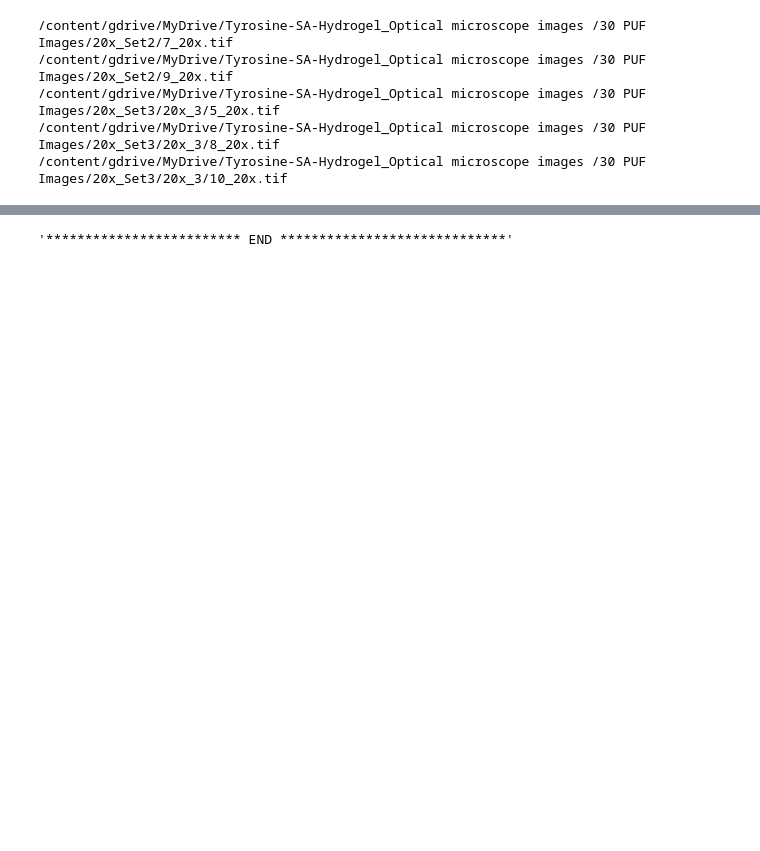
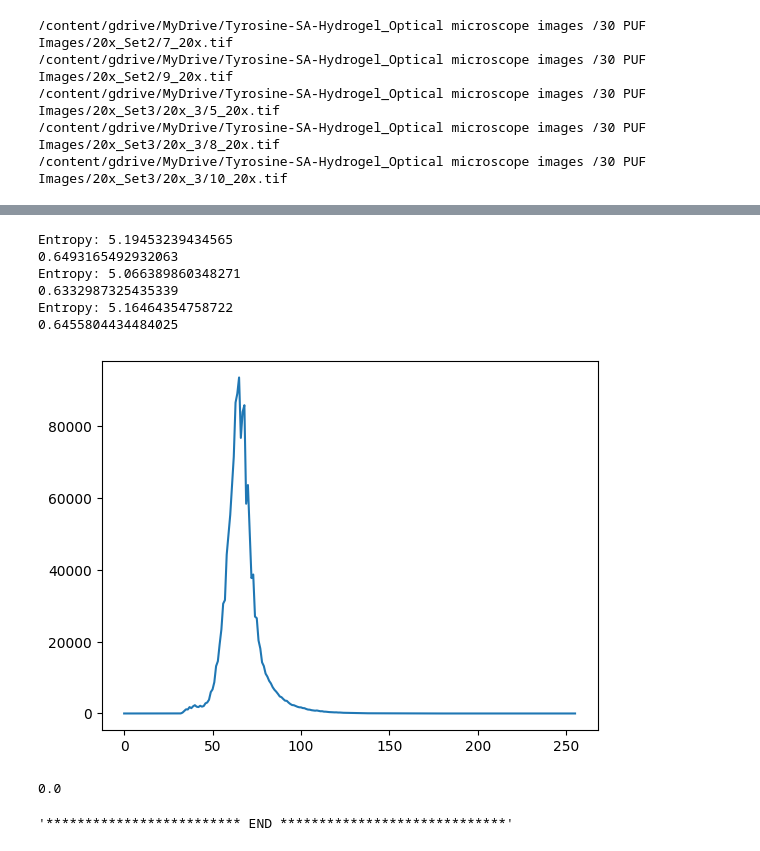
Before and after one commit to shreya1110-dev/EdibleDigest, a Jupyter notebook: Edible Digest.ipynb, the cells around one changed output, grey strips where cells are left out. Saved outputs shown, nothing was run; the diff lists cells and outputs as text; code cells hidden in the pictures; blank space fills up the shorter version.

```diff
--- a/Edible Digest.ipynb
+++ b/Edible Digest.ipynb
@@ -889,3 +957,65 @@ for i in range(len(failed1)):
+# %%
+from PIL import Image
+import math
+
+for img in IMAGES:
+  # Open the TIFF image
+  img = Image.open(img)
+
+  # Convert the image to grayscale
+  img = img.convert('L')
+  # Calculate the histogram of the image
+  hist = img.histogram()
+
+  # Calculate the probability of each pixel value
+  pixels = sum(hist)
+  probs = [float(h) / pixels for h in hist]
+
+  # Calculate the entropy of the image
+  entropy = - sum([p * math.log(p, 2) for p in probs if p != 0])
+
+  print('Entropy:', entropy)
+
+  # Calculate maximum entropy
+  N = 256 # number of possible pixel values for an 8-bit grayscale image
+  ent_max = np.log2(N)
+
+  # Calculate entropy ratio
+  if ent_max!=0:
+    ent_ratio = entropy / ent_max
+
+  print(ent_ratio)
+# %% [output]
+Entropy: 5.19453239434565
+0.6493165492932063
+Entropy: 5.066389860348271
+0.6332987325435339
+Entropy: 5.16464354758722
+0.6455804434484025
+# %%
+# importing required libraries of opencv
+import cv2
+
+# importing library for plotting
+from matplotlib import pyplot as plt
+
+# reads an input image
+img = cv2.imread('/content/gdrive/MyDrive/Tyrosine-SA-Hydrogel_Optical microscope images /30 PUF Images/20x_Set1/4_20x (1).tif',0)
+
+# find frequency of pixels in range 0-255
+histr = cv2.calcHist([img],[0],None,[256],[0,256])
+
+# show the plotting graph of an image
+plt.plot(histr)
+plt.show()
+# %% [output]
+[figure, added]
+# %%
+img = '/content/gdrive/MyDrive/Tyrosine-SA-Hydrogel_Optical microscope images /Stability/Day1.tif'
+entropy = skimage.measure.shannon_entropy(img)
+print(entropy)
+# %% [output]
+0.0
 # %%
 "************************* END *****************************"
 # %% [output]
```
Also changed, not shown: parts of 2 cells of this notebook.
